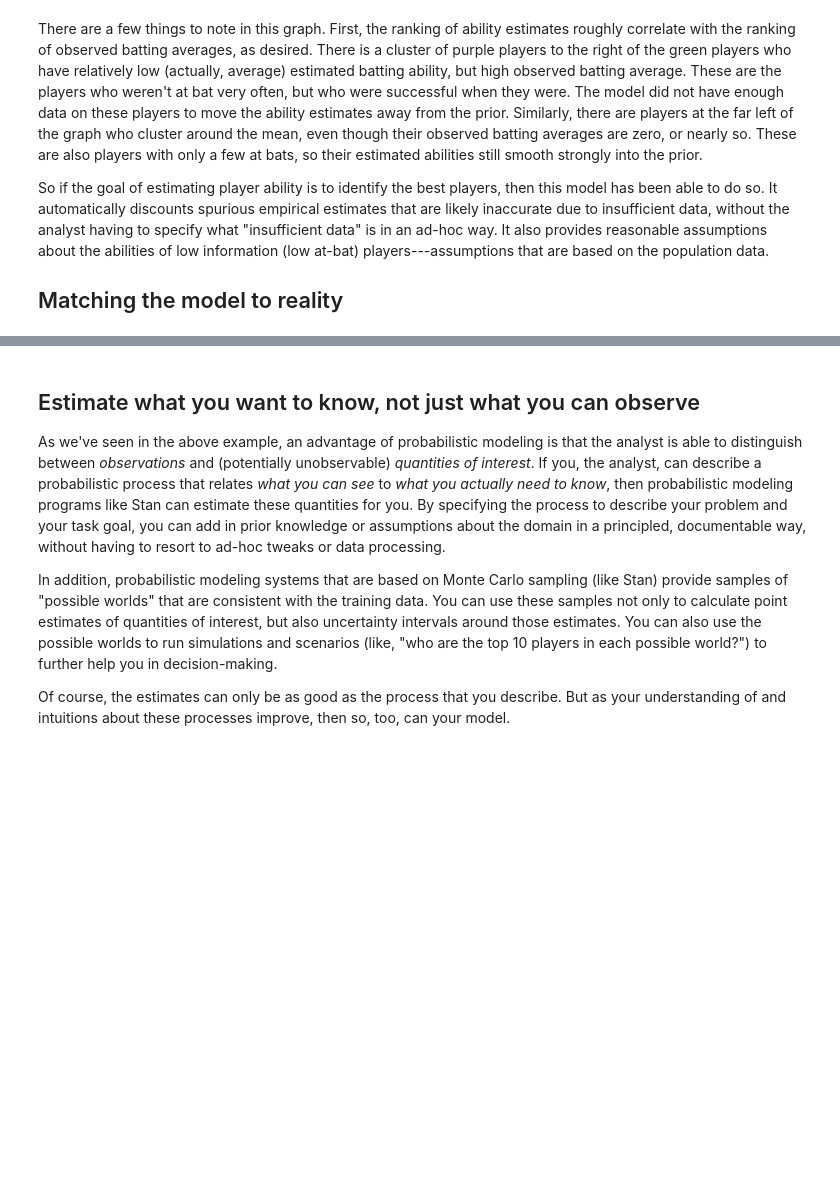
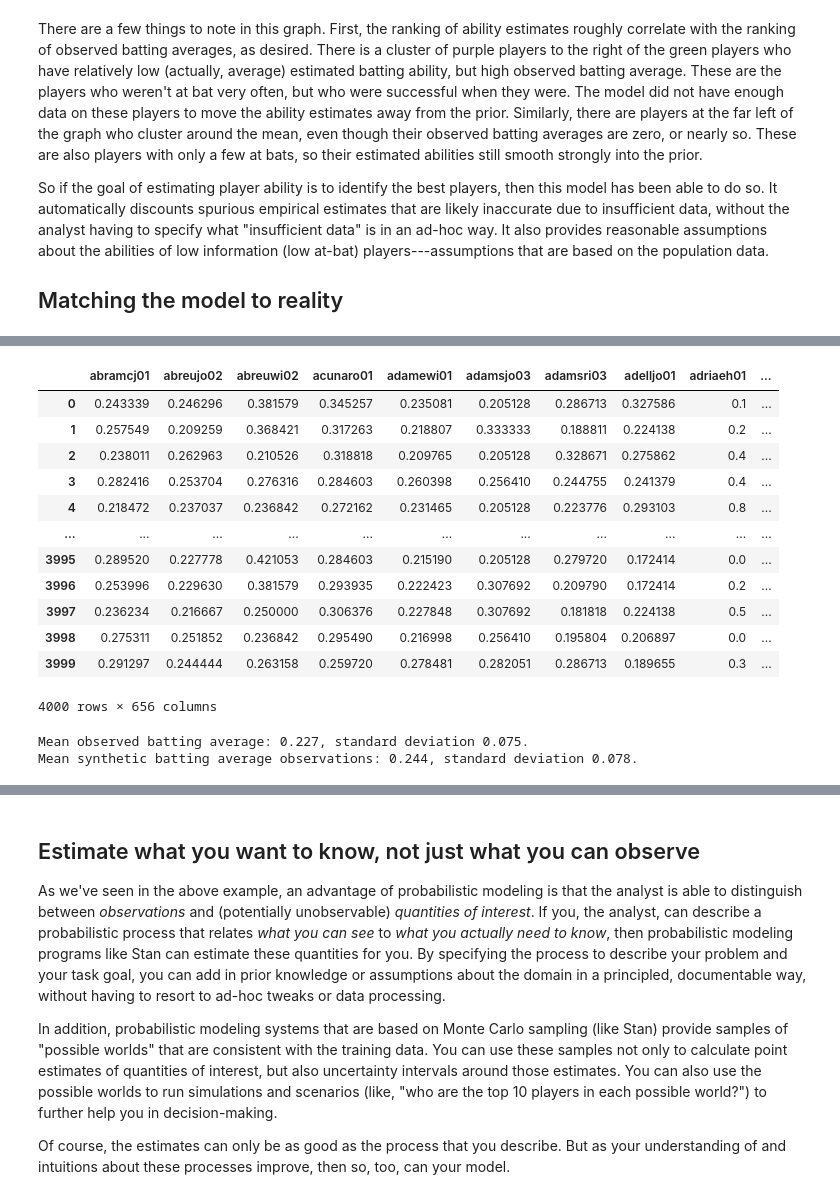
Before and after one commit to WinVector/WVExamples, a Jupyter notebook: BattingEstimation_Stan/baseball_stats.ipynb, the cells around one changed output, grey strips where cells are left out. Saved outputs shown, nothing was run; the diff lists cells and outputs as text; code cells hidden in the pictures; blank space fills up the shorter version.

```diff
--- a/BattingEstimation_Stan/baseball_stats.ipynb
+++ b/BattingEstimation_Stan/baseball_stats.ipynb
@@ -497,0 +528,38 @@ The next two players (as ranked by probability of being best) are Ronald Acuña,
+# %%
+def draw_synthetic_hitrate (atbat, bavec):
+    return rng.binomial(atbat, bavec)/atbat
+
+synthetic_hitrate_frame = pd.DataFrame({
+    col: draw_synthetic_hitrate(battingf['atbat'][i], batting_estimates[col])
+    for i, col in enumerate(batting_estimates.columns)
+})
+
+synthetic_hitrate_frame
+# %% [output]
+|  | abramcj01 | abreujo02 | abreuwi02 | acunaro01 | adamewi01 | adamsjo03 | adamsri03 | adelljo01 | adriaeh01 | ... |
+| 0 | 0.243339 | 0.246296 | 0.381579 | 0.345257 | 0.235081 | 0.205128 | 0.286713 | 0.327586 | 0.1 | ... |
+| 1 | 0.257549 | 0.209259 | 0.368421 | 0.317263 | 0.218807 | 0.333333 | 0.188811 | 0.224138 | 0.2 | ... |
+| 2 | 0.238011 | 0.262963 | 0.210526 | 0.318818 | 0.209765 | 0.205128 | 0.328671 | 0.275862 | 0.4 | ... |
+| 3 | 0.282416 | 0.253704 | 0.276316 | 0.284603 | 0.260398 | 0.256410 | 0.244755 | 0.241379 | 0.4 | ... |
+| 4 | 0.218472 | 0.237037 | 0.236842 | 0.272162 | 0.231465 | 0.205128 | 0.223776 | 0.293103 | 0.8 | ... |
+| ... | ... | ... | ... | ... | ... | ... | ... | ... | ... | ... |
+| 3995 | 0.289520 | 0.227778 | 0.421053 | 0.284603 | 0.215190 | 0.205128 | 0.279720 | 0.172414 | 0.0 | ... |
+| 3996 | 0.253996 | 0.229630 | 0.381579 | 0.293935 | 0.222423 | 0.307692 | 0.209790 | 0.172414 | 0.2 | ... |
+| 3997 | 0.236234 | 0.216667 | 0.250000 | 0.306376 | 0.227848 | 0.307692 | 0.181818 | 0.224138 | 0.5 | ... |
+| 3998 | 0.275311 | 0.251852 | 0.236842 | 0.295490 | 0.216998 | 0.256410 | 0.195804 | 0.206897 | 0.0 | ... |
+| 3999 | 0.291297 | 0.244444 | 0.263158 | 0.259720 | 0.278481 | 0.282051 | 0.286713 | 0.189655 | 0.3 | ... |
+4000 rows × 656 columns
+# %%
+# get the mean and standard devation on ability for each sample world
+mean_synth_vec = synthetic_hitrate_frame.mean(axis=1)
+std_synth_vec = synthetic_hitrate_frame.std(axis=1)
+
+# get the average mean and standard deviation over all sample worlds.
+mean_synth = mean_synth_vec.mean()
+std_synth = std_synth_vec.mean()
+
+print(f'Mean observed batting average: {mean_ba:.3f}, standard deviation {std_ba:.3f}.')
+print(f'Mean synthetic batting average observations: {mean_synth:.3f}, standard deviation {std_synth:.3f}.')
+# %% [output]
+Mean observed batting average: 0.227, standard deviation 0.075.
+Mean synthetic batting average observations: 0.244, standard deviation 0.078.
```
Also changed, not shown: parts of 25 cells of this notebook, 21 other files.
